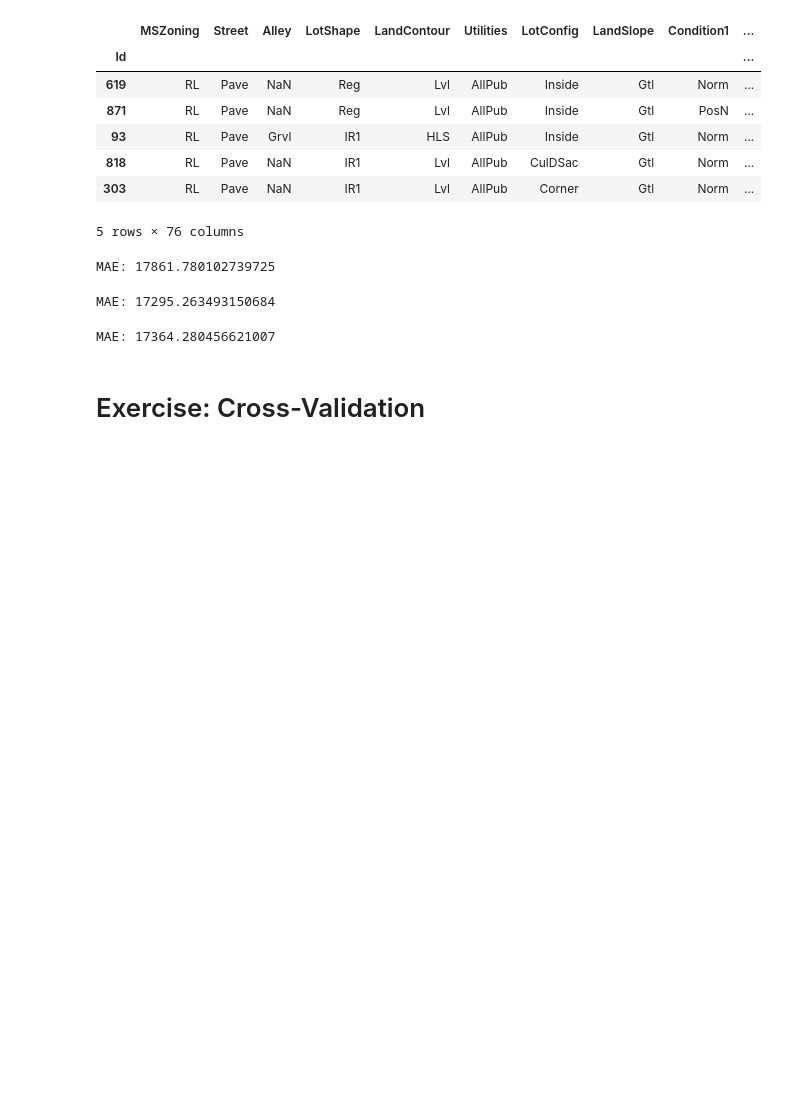
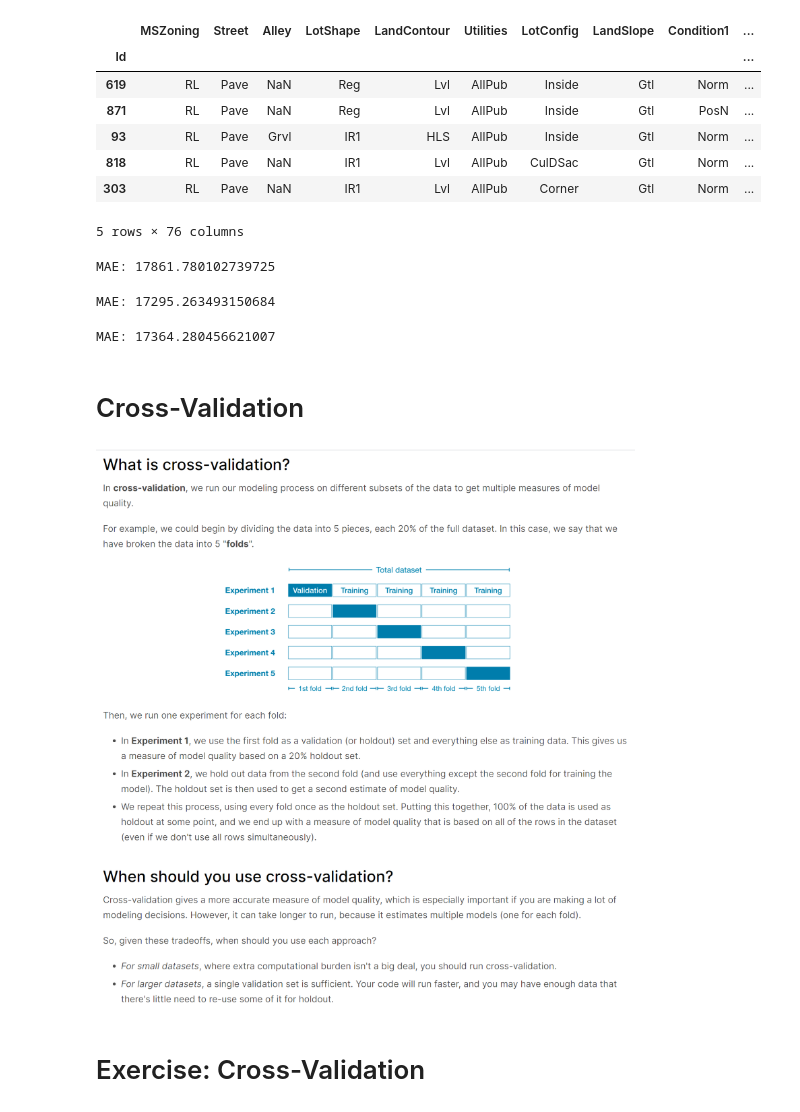
Before and after one commit to Samin005/Kaggle-Projects, a Jupyter notebook: Housing Prices/Intermediate ML/Version 1.ipynb, the cells around one changed output. Drawn from its saved outputs; the diff is of its cells as text; code cells hidden in the pictures; blank space fills up the shorter version.

```diff
--- a/Housing Prices/Intermediate ML/Version 1.ipynb
+++ b/Housing Prices/Intermediate ML/Version 1.ipynb
@@ -562,6 +562,13 @@ preds_test = my_pipeline.predict(X_test) # Your code here
 output = pd.DataFrame({'Id': X_test.index,
                        'SalePrice': preds_test})
 # output.to_csv('submission.csv', index=False)
+# %% [markdown]
+# Cross-Validation
+# %%
+from IPython.display import Image
+Image(filename='./img/cross-validation.png')
+# %% [output]
+[figure, added]
 # %% [markdown]
 # Exercise: Cross-Validation
 # %%
```
Also changed, not shown: parts of 13 cells of this notebook, 3 other files.
